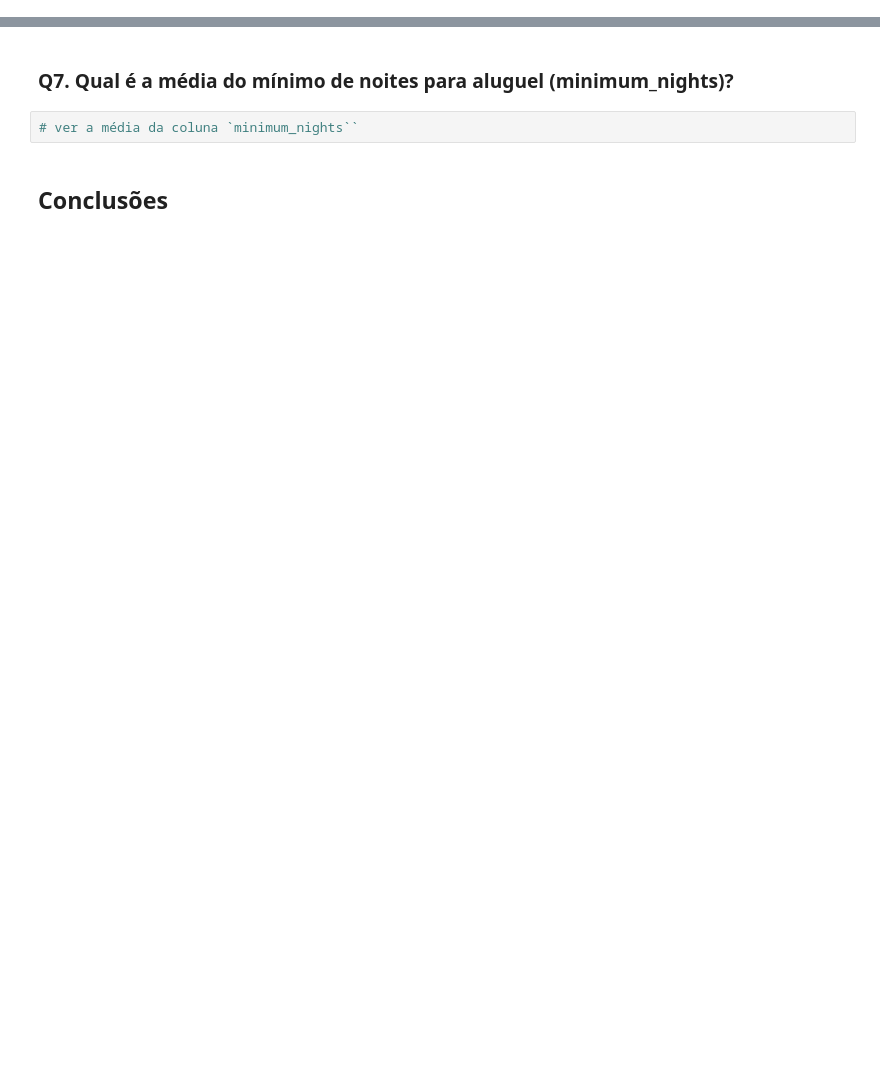
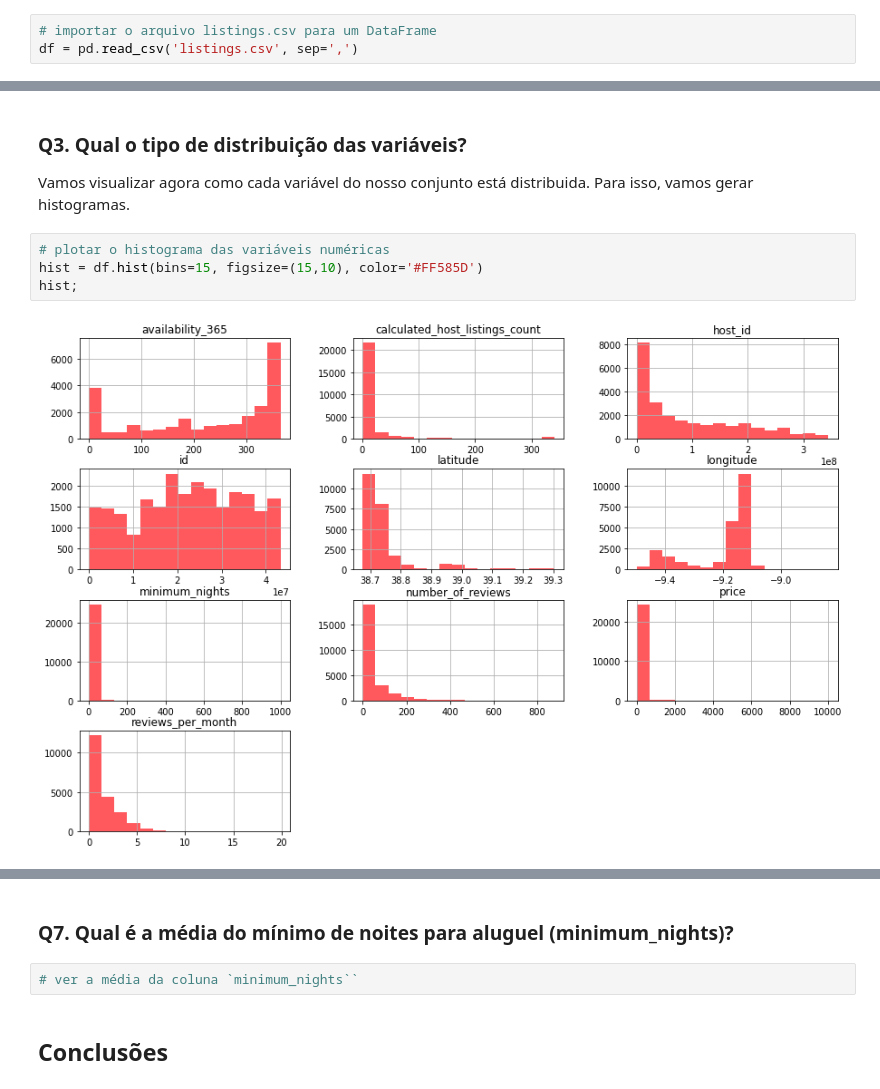
Before and after one commit to gabrielcardosods/data_science, a Jupyter notebook: Analisando_os_Dados_do_Airbnb.ipynb, the cells around one changed output, grey strips where cells are left out. Cells and saved outputs as stored; diff of their text form; blank space fills up the shorter version.

```diff
--- a/Analisando_os_Dados_do_Airbnb.ipynb
+++ b/Analisando_os_Dados_do_Airbnb.ipynb
@@ -109,0 +72,3 @@ Antes de iniciar qualquer análise, vamos verificar a cara do nosso *dataset*, a
+# %%
+# importar o arquivo listings.csv para um DataFrame
+df = pd.read_csv('listings.csv', sep=',')
@@ -109,0 +180,10 @@ Antes de iniciar qualquer análise, vamos verificar a cara do nosso *dataset*, a
+# %% [markdown]
+### **Q3. Qual o tipo de distribuição das variáveis?**
+
+Vamos visualizar agora como cada variável do nosso conjunto está distribuida. Para isso, vamos gerar histogramas.
+# %%
+# plotar o histograma das variáveis numéricas
+hist = df.hist(bins=15, figsize=(15,10), color='#FF585D')
+hist;
+# %% [output]
+[figure, added]
```
Also changed, not shown: parts of 50 cells of this notebook.
